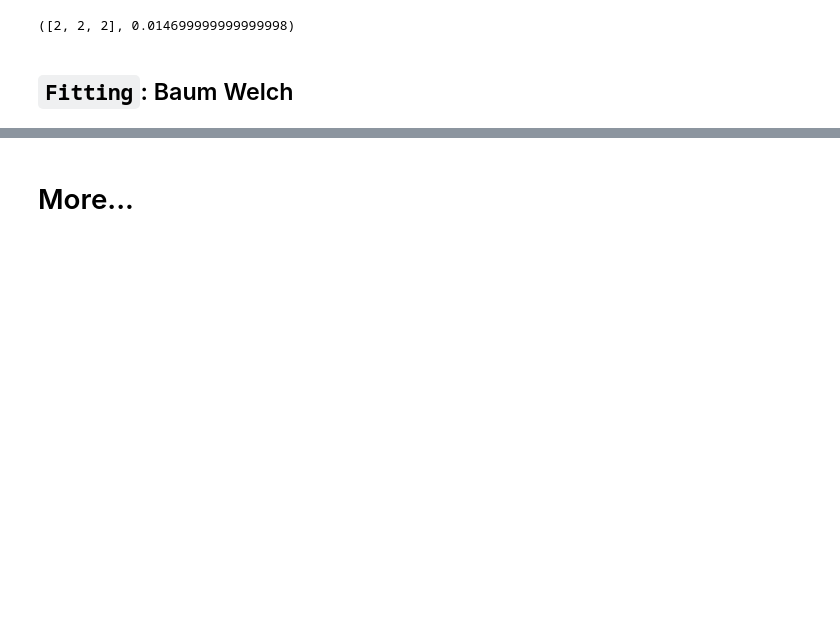
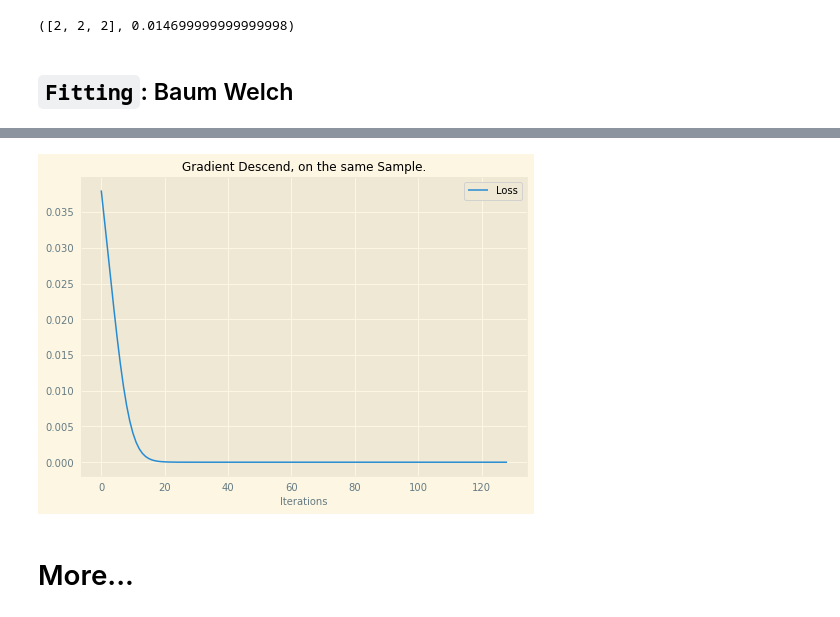
Before and after one commit to sandyzikun/mikutoolkit, a Jupyter notebook: testing.ipynb, the cells around one changed output, grey strips where cells are left out. Saved outputs shown, nothing was run; the diff lists cells and outputs as text; code cells hidden in the pictures; blank space fills up the shorter version.

```diff
--- a/testing.ipynb
+++ b/testing.ipynb
@@ -218,2 +300,23 @@ Initial Prob π:
+# %%
+fc = miku.ae.psi.FC(4, 3, W0=np.array([
+    1., 0.,  0.,  0.,
+    0.,  .5,  .5, 0.,
+    0., 0.,  0.,  1.,
+    ]).reshape( 3 , 4 ))
+X_fc = np.array([ 1, 0, -1 ]).reshape( 1 , 3 )
+y_fc = np.array([ np.tanh(+1) - .39, 0., 0., np.tanh(-1) + .39 ]).reshape( 1 , 4 )
+seq_loss = [ fc.loss(fc.predict(X_fc), y_fc).mean() ]
+for k in range(128):
+    fc = fc.fit(X_fc, y_fc)
+    seq_loss.append(fc.loss(fc.predict(X_fc), y_fc).mean())
+with plt.rc_context({}):
+    plt.plot(seq_loss, label="Loss")
+    plt.legend()
+    plt.xlabel("Iterations")
+    plt.title("Gradient Descend, on the same Sample.")
+    plt.savefig("./gradloss.jpeg")
+    plt.show()
+# %% [output]
+[figure, added]
 # %% [markdown]
 # More...
```
Also changed, not shown: parts of 6 cells of this notebook, 11 other files.
